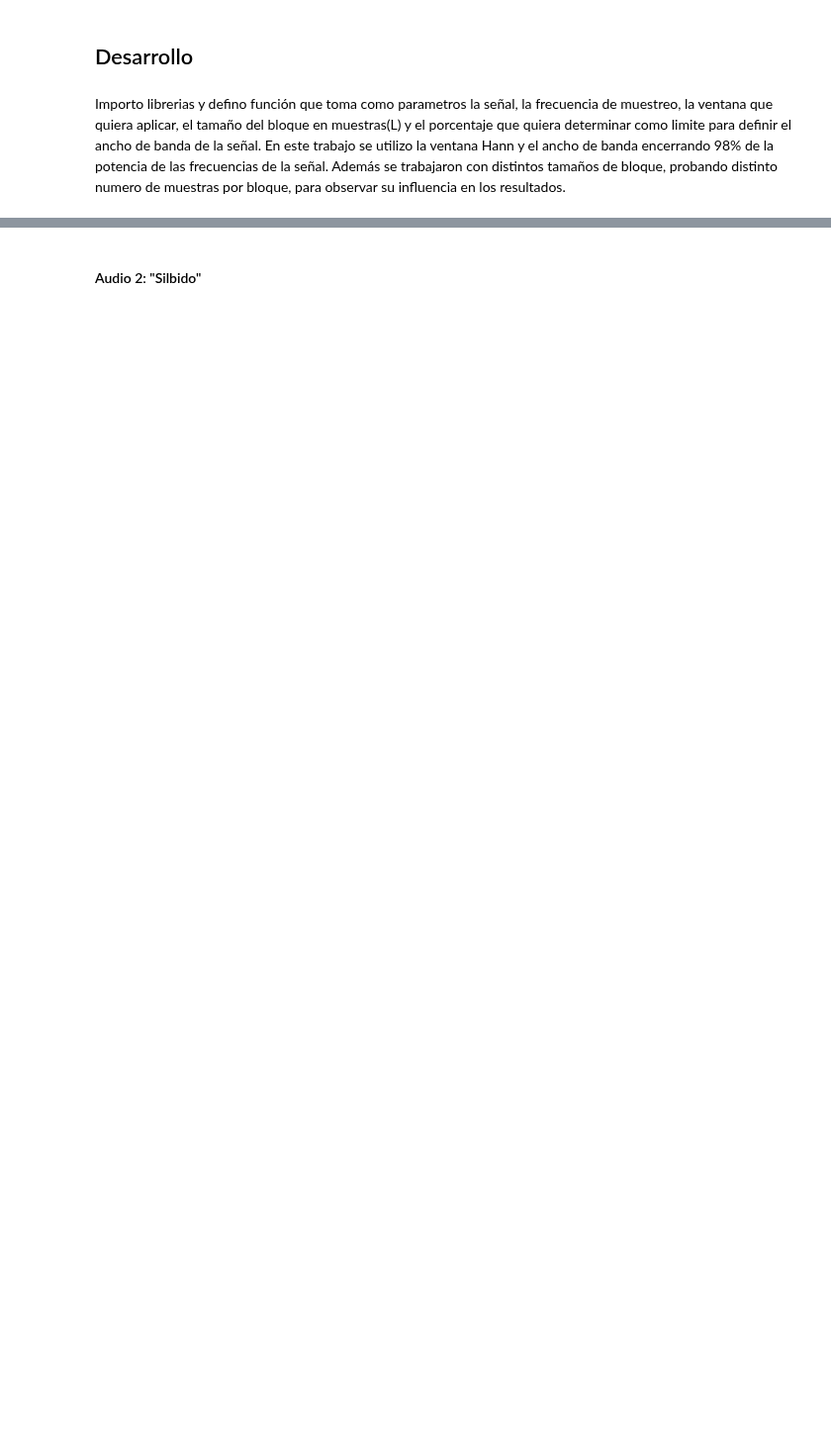
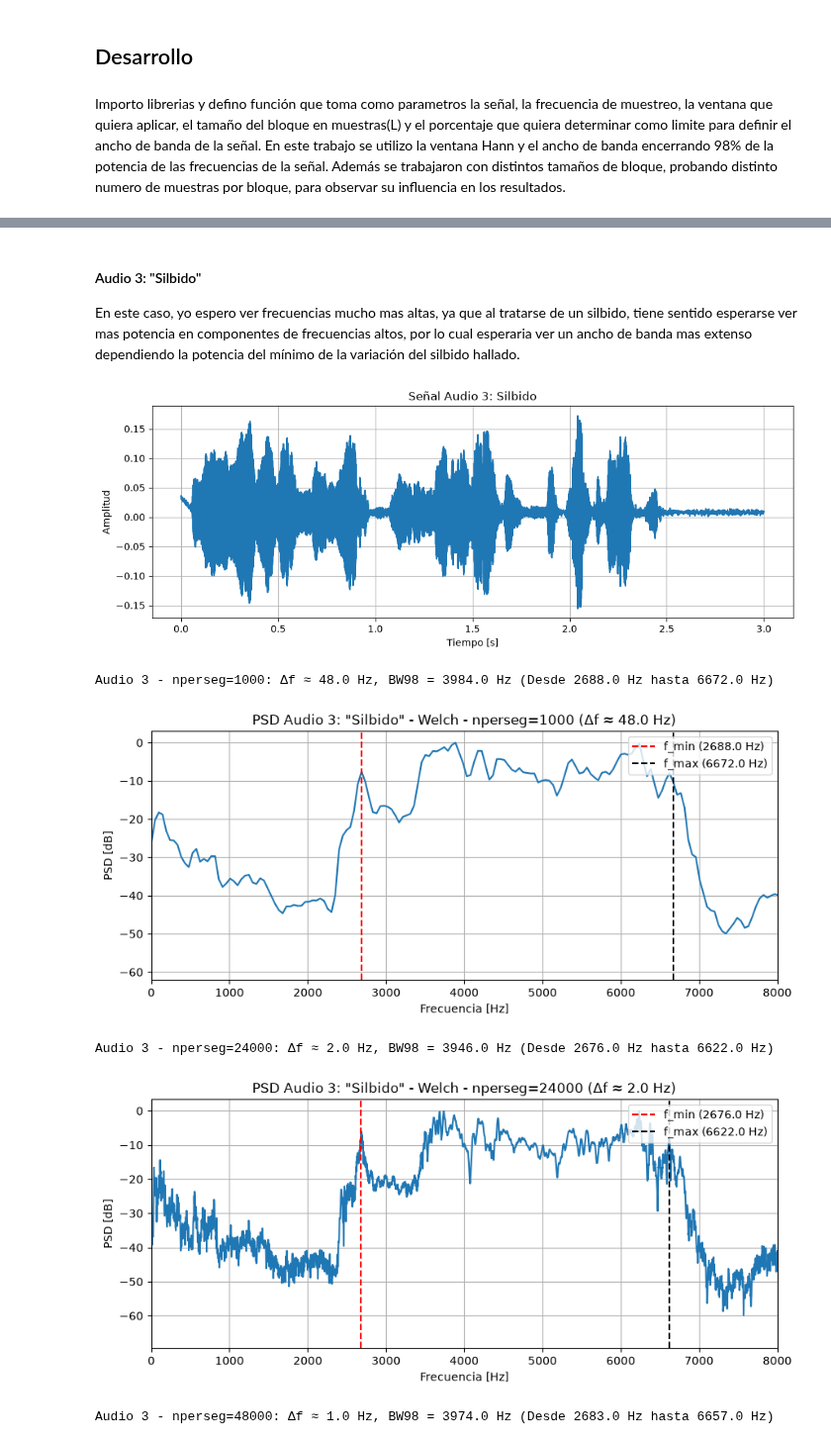
Before and after one commit to GConstenlaP/AyPS, a Jupyter notebook: TS5/TS5.ipynb, the cells around one changed output, grey strips where cells are left out. Shown at 99% size. Cells and saved outputs as stored; diff of their text form; code cells hidden in the pictures; blank space fills up the shorter version.

```diff
--- a/TS5/TS5.ipynb
+++ b/TS5/TS5.ipynb
@@ -326,5 +430,6 @@ Audio 2 - nperseg=48000: Δf ≈ 1.000 Hz, BW98 = 1605.000 Hz
 # %% [markdown]
-#### Audio 2: "Silbido"
+#### Audio 3: "Silbido"
+En este caso, yo espero ver frecuencias mucho mas altas, ya que al tratarse de un silbido, tiene sentido esperarse ver mas potencia en componentes de frecuencias altos, por lo cual esperaria ver un ancho de banda mas extenso dependiendo la potencia del mínimo de la variación del silbido hallado.
 # %%
 # %% audio 3
 
@@ -336,53 +441,49 @@ plt.plot(t_audio3, audio3)
 
 plt.xlabel('Tiempo [s]')
 plt.ylabel('Amplitud')
-plt.title('Señal Audio 1: La cucaracha')
+plt.title('Señal Audio 3: Silbido')
 plt.grid()
 plt.show()
 
 
 
 
 # PSD mediante Welch
 nperseg_values_audio3 = [1000, 24000, 48000]
 
 for nperseg_audio3 in nperseg_values_audio3:
-
-    f_audio3, Pxx_audio3, bw_audio3 = calcular_psd_y_bw(audio3, fs_audio, ventana='hann', nperseg=nperseg_audio3, porcentaje=0.98)
+    f_audio3, Pxx_audio3, f_min_3, f_max_3, bw_audio3 = calcular_psd_y_bw(
+        audio3, fs_audio, ventana='hann', nperseg=nperseg_audio3, porcentaje=0.98
+    )
 
     print(
         f'Audio 3 - nperseg={nperseg_audio3}: '
-        f'Δf ≈ {fs_audio/nperseg_audio3:.3f} Hz, '
-        f'BW98 = {bw_audio3:.3f} Hz'
+        f'Δf ≈ {fs_audio/nperseg_audio3:} Hz, '
+        f'BW98 = {bw_audio3} Hz (Desde {f_min_3} Hz hasta {f_max_3} Hz)'
     )
 
     Pxx_audio3_norm = Pxx_audio3 / np.max(Pxx_audio3)
-
-    # PSD en dB
     Pxx_audio3_db = 10 * np.log10(Pxx_audio3_norm)
 
     plt.figure(figsize=(10, 4))
     plt.plot(f_audio3, Pxx_audio3_db)
-
-    # plt.xlim(0, 3000)
-
     plt.xlabel('Frecuencia [Hz]')
     plt.ylabel('PSD [dB]')
-    plt.xlim(0,8000)
-    plt.axvline(
-        bw_audio3,
-        color='black',
-        linestyle='dashed',
-        linewidth=2,
-        label='98% ancho de banda'
-    )
-
+    plt.xlim(0, 8000)
+    plt.axvline(f_min_3, color='red', linestyle='dashed', linewidth=1.5, label=f'f_min ({f_min_3} Hz)')
+    plt.axvline(f_max_3, color='black', linestyle='dashed', linewidth=1.5, label=f'f_max ({f_max_3} Hz)')
     plt.title(
         f'PSD Audio 3: "Silbido" - Welch - '
         f'nperseg={nperseg_audio3} '
-        f'(Δf ≈ {fs_audio/nperseg_audio3:.3f} Hz)'
+        f'(Δf ≈ {fs_audio/nperseg_audio3:} Hz)'
     )
-
     plt.grid()
     plt.legend(loc='upper right')
     plt.show()
+# %% [output]
+[figure, added]
+Audio 3 - nperseg=1000: Δf ≈ 48.0 Hz, BW98 = 3984.0 Hz (Desde 2688.0 Hz hasta 6672.0 Hz)
+[figure, added]
+Audio 3 - nperseg=24000: Δf ≈ 2.0 Hz, BW98 = 3946.0 Hz (Desde 2676.0 Hz hasta 6622.0 Hz)
+[figure, added]
+Audio 3 - nperseg=48000: Δf ≈ 1.0 Hz, BW98 = 3974.0 Hz (Desde 2683.0 Hz hasta 6657.0 Hz)
```
Also changed, not shown: parts of 17 cells of this notebook, 1 other file.
